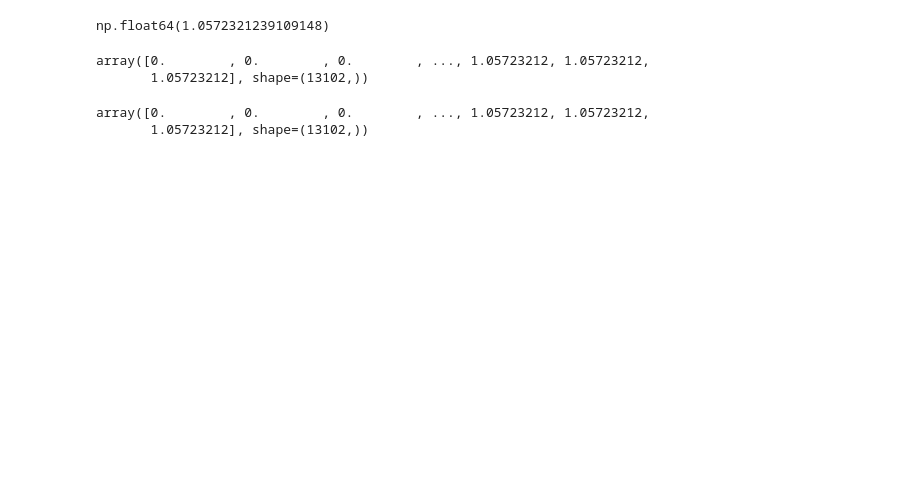
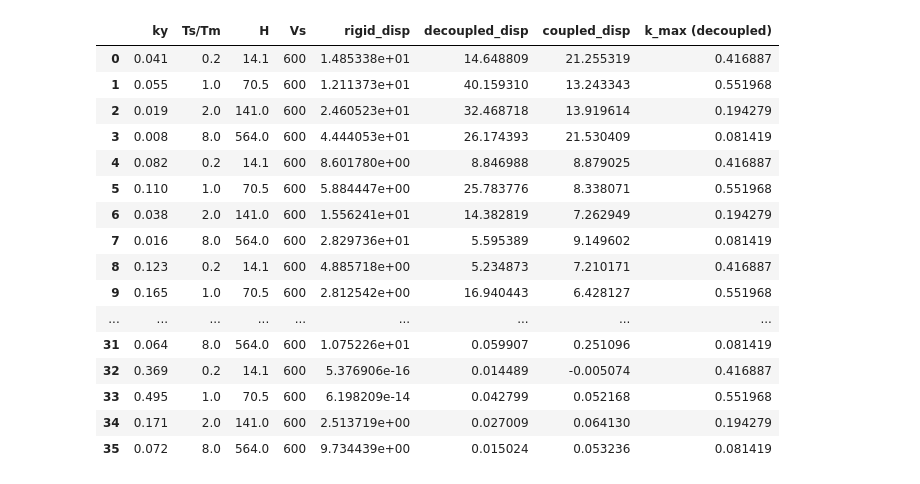
Before and after one commit to pySLAMMER/pySLAMMER, a Jupyter notebook: temp/temp.ipynb, the cells around one changed output. Drawn from its saved outputs; the diff is of its cells as text; code cells hidden in the pictures; blank space fills up the shorter version.

```diff
--- a/temp/temp.ipynb
+++ b/temp/temp.ipynb
@@ -36,14 +7,0 @@ ca.block_disp -= ca.block_disp[0]
-# %%
-ca.max_sliding_disp
-# %% [output]
-np.float64(1.0572321239109148)
-# %%
-ca.block_disp
-# %% [output]
-array([0.        , 0.        , 0.        , ..., 1.05723212, 1.05723212,
-       1.05723212], shape=(13102,))
-# %%
-ca.s
-# %% [output]
-array([0.        , 0.        , 0.        , ..., 1.05723212, 1.05723212,
-       1.05723212], shape=(13102,))
@@ -49,0 +70,22 @@ array([0.        , 0.        , 0.        , ..., 1.05723212, 1.05723212,
+# %%
+# convert the output to a pandas dataframe
+df = pd.DataFrame.from_dict(output, orient="index")
+df
+# %% [output]
+|  | ky | Ts/Tm | H | Vs | rigid_disp | decoupled_disp | coupled_disp | k_max (decoupled) |
+| 0 | 0.041 | 0.2 | 14.1 | 600 | 1.485338e+01 | 14.648809 | 21.255319 | 0.416887 |
+| 1 | 0.055 | 1.0 | 70.5 | 600 | 1.211373e+01 | 40.159310 | 13.243343 | 0.551968 |
+| 2 | 0.019 | 2.0 | 141.0 | 600 | 2.460523e+01 | 32.468718 | 13.919614 | 0.194279 |
+| 3 | 0.008 | 8.0 | 564.0 | 600 | 4.444053e+01 | 26.174393 | 21.530409 | 0.081419 |
+| 4 | 0.082 | 0.2 | 14.1 | 600 | 8.601780e+00 | 8.846988 | 8.879025 | 0.416887 |
+| 5 | 0.110 | 1.0 | 70.5 | 600 | 5.884447e+00 | 25.783776 | 8.338071 | 0.551968 |
+| 6 | 0.038 | 2.0 | 141.0 | 600 | 1.556241e+01 | 14.382819 | 7.262949 | 0.194279 |
+| 7 | 0.016 | 8.0 | 564.0 | 600 | 2.829736e+01 | 5.595389 | 9.149602 | 0.081419 |
+| 8 | 0.123 | 0.2 | 14.1 | 600 | 4.885718e+00 | 5.234873 | 7.210171 | 0.416887 |
+| 9 | 0.165 | 1.0 | 70.5 | 600 | 2.812542e+00 | 16.940443 | 6.428127 | 0.551968 |
+| ... | ... | ... | ... | ... | ... | ... | ... | ... |
+| 31 | 0.064 | 8.0 | 564.0 | 600 | 1.075226e+01 | 0.059907 | 0.251096 | 0.081419 |
+| 32 | 0.369 | 0.2 | 14.1 | 600 | 5.376906e-16 | 0.014489 | -0.005074 | 0.416887 |
+| 33 | 0.495 | 1.0 | 70.5 | 600 | 6.198209e-14 | 0.042799 | 0.052168 | 0.551968 |
+| 34 | 0.171 | 2.0 | 141.0 | 600 | 2.513719e+00 | 0.027009 | 0.064130 | 0.194279 |
+| 35 | 0.072 | 8.0 | 564.0 | 600 | 9.734439e+00 | 0.015024 | 0.053236 | 0.081419 |
```
Also changed, not shown: parts of 9 cells of this notebook, 34 other files.
